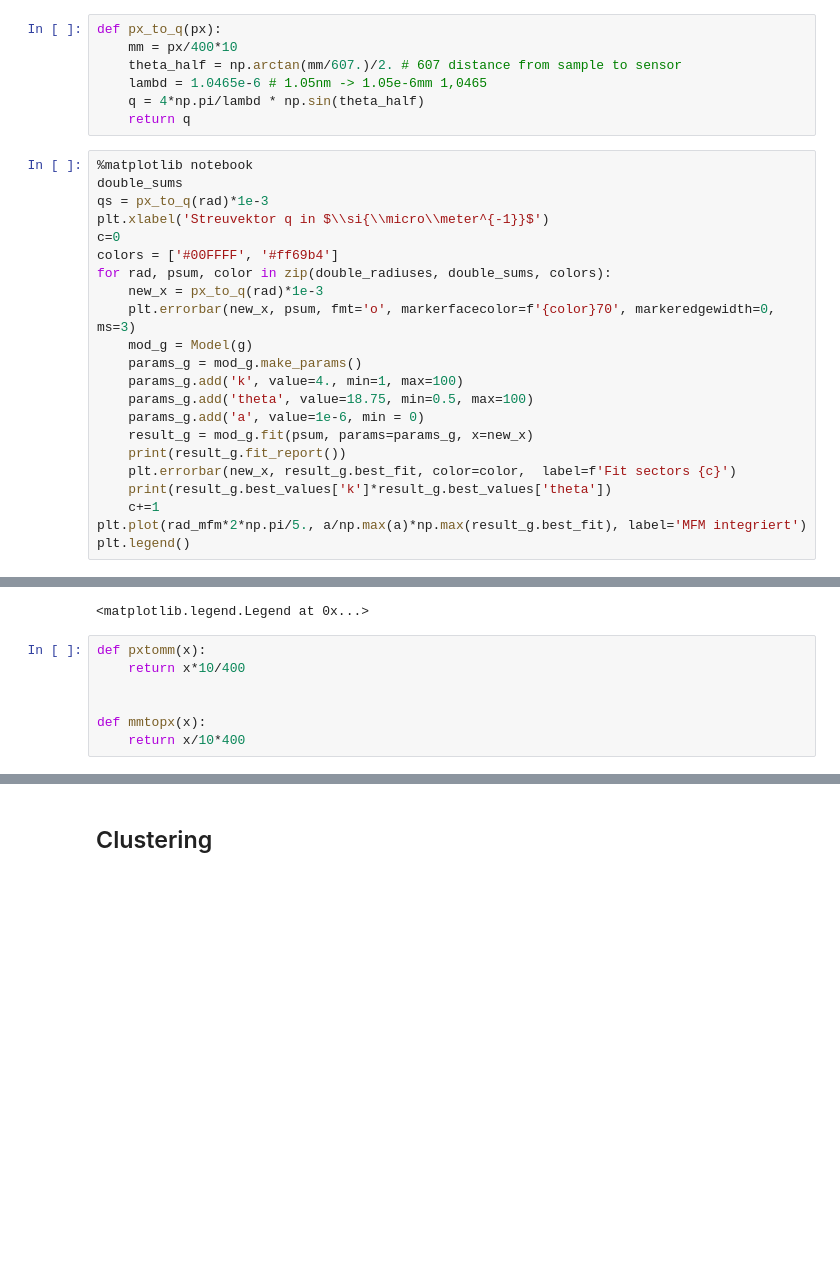
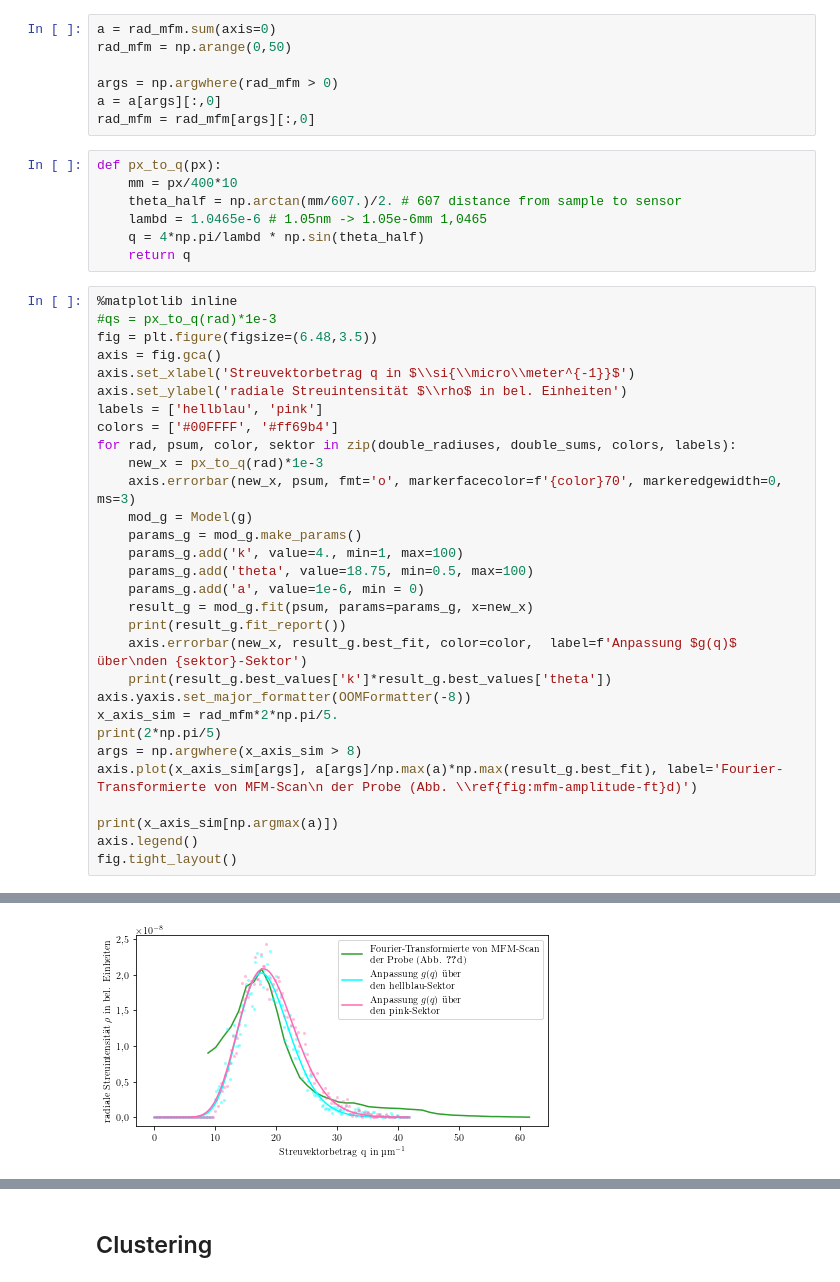
Before and after one commit to lrlunin/bachelorarbeit_python_notebooks_and_data, a Jupyter notebook: auswertung/plot_rings_final.ipynb, the cells around one changed output, grey strips where cells are left out. Cells and saved outputs as stored; diff of their text form; blank space fills up the shorter version.

```diff
--- a/auswertung/plot_rings_final.ipynb
+++ b/auswertung/plot_rings_final.ipynb
@@ -906,3 +925,10 @@ rad_mfm = rad_mfm[args][:,0]
+# %%
+a = rad_mfm.sum(axis=0)
+rad_mfm = np.arange(0,50)
+
+args = np.argwhere(rad_mfm > 0)
+a = a[args][:,0]
+rad_mfm = rad_mfm[args][:,0]
 # %%
 def px_to_q(px):
     mm = px/400*10
@@ -911,15 +937,17 @@ def px_to_q(px):
     q = 4*np.pi/lambd * np.sin(theta_half)
     return q
 # %%
-%matplotlib notebook
-double_sums
-qs = px_to_q(rad)*1e-3
-plt.xlabel('Streuvektor q in $\\si{\\micro\\meter^{-1}}$')
-c=0
+%matplotlib inline
+#qs = px_to_q(rad)*1e-3
+fig = plt.figure(figsize=(6.48,3.5))
+axis = fig.gca()
+axis.set_xlabel('Streuvektorbetrag q in $\\si{\\micro\\meter^{-1}}$')
+axis.set_ylabel('radiale Streuintensität $\\rho$ in bel. Einheiten')
+labels = ['hellblau', 'pink']
 colors = ['#00FFFF', '#ff69b4']
-for rad, psum, color in zip(double_radiuses, double_sums, colors):
+for rad, psum, color, sektor in zip(double_radiuses, double_sums, colors, labels):
     new_x = px_to_q(rad)*1e-3
-    plt.errorbar(new_x, psum, fmt='o', markerfacecolor=f'{color}70', markeredgewidth=0, ms=3)
+    axis.errorbar(new_x, psum, fmt='o', markerfacecolor=f'{color}70', markeredgewidth=0, ms=3)
     mod_g = Model(g)
     params_g = mod_g.make_params()
     params_g.add('k', value=4., min=1, max=100)
@@ -927,9 +955,15 @@ for rad, psum, color in zip(double_radiuses, double_sums, colors):
     params_g.add('a', value=1e-6, min = 0)
     result_g = mod_g.fit(psum, params=params_g, x=new_x)
     print(result_g.fit_report())
-    plt.errorbar(new_x, result_g.best_fit, color=color,  label=f'Fit sectors {c}')
+    axis.errorbar(new_x, result_g.best_fit, color=color,  label=f'Anpassung $g(q)$ über\nden {sektor}-Sektor')
     print(result_g.best_values['k']*result_g.best_values['theta'])
-    c+=1
-plt.plot(rad_mfm*2*np.pi/5., a/np.max(a)*np.max(result_g.best_fit), label='MFM integriert')
-plt.legend()
+axis.yaxis.set_major_formatter(OOMFormatter(-8))
+x_axis_sim = rad_mfm*2*np.pi/5.
+print(2*np.pi/5)
+args = np.argwhere(x_axis_sim > 8)
+axis.plot(x_axis_sim[args], a[args]/np.max(a)*np.max(result_g.best_fit), label='Fourier-Transformierte von MFM-Scan\n der Probe (Abb. \\ref{fig:mfm-amplitude-ft}d)')
+
+print(x_axis_sim[np.argmax(a)])
+axis.legend()
+fig.tight_layout()
 # %% [output]
@@ -955,8 +987 @@ plt.legend()
-<matplotlib.legend.Legend at 0x...>
+[figure, added]
-# %%
-def pxtomm(x):
-    return x*10/400
-
-
-def mmtopx(x):
-    return x/10*400
```
Also changed, not shown: parts of 40 cells of this notebook, 45 other files.
